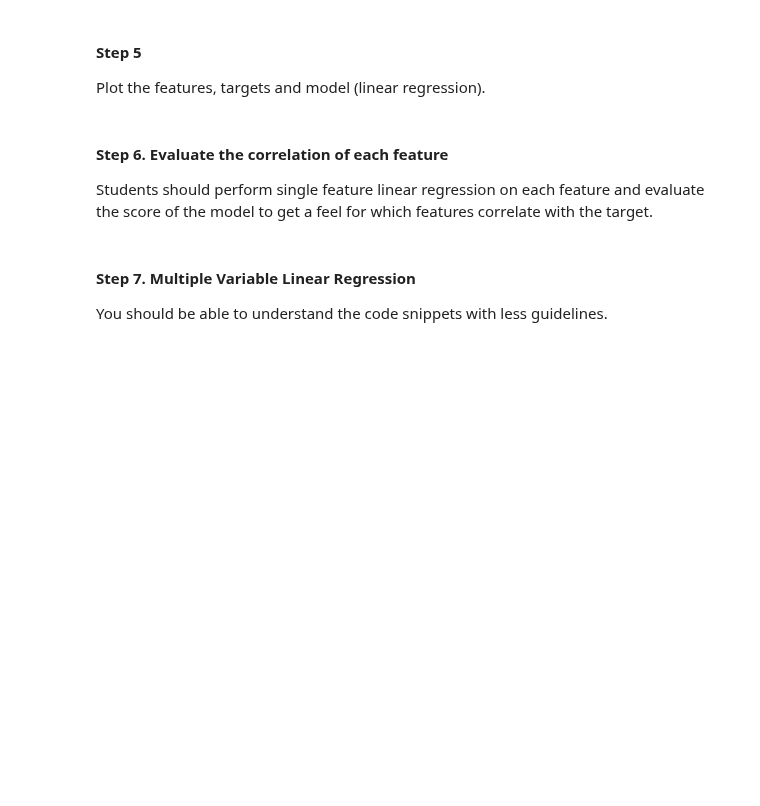
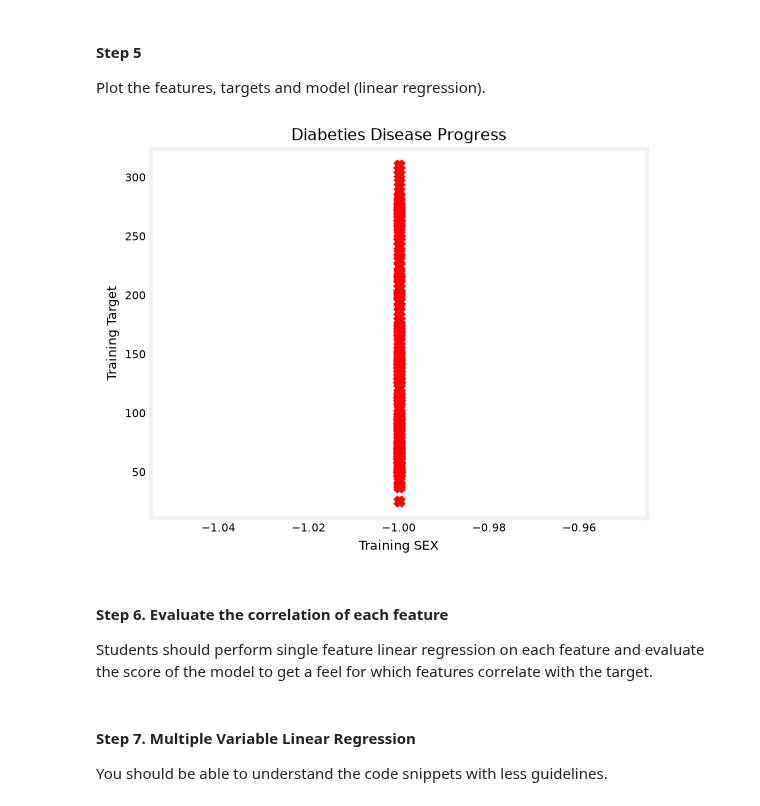
Before and after one commit to BaulkhamHillsHS/MLOps-GeorgeYang, a Jupyter notebook: 2.Model_Development/2.3.Model_Training/2.3.2.Linear_Regression.ipynb, the cells around one changed output. Drawn from its saved outputs; the diff is of its cells as text; code cells hidden in the pictures; blank space fills up the shorter version.

```diff
--- a/2.Model_Development/2.3.Model_Training/2.3.2.Linear_Regression.ipynb
+++ b/2.Model_Development/2.3.Model_Training/2.3.2.Linear_Regression.ipynb
@@ -58,11 +62,13 @@ Plot the features, targets and model (linear regression).
 # %%
 y_pred = my_model.predict(x)
 plt.plot(x, y_pred)
 plt.scatter(x, y, marker='x', c='r')
-plt.title("Diabetes Disease Progress")
+plt.title("Diabeties Disease Progress")
 plt.ylabel(f'Training {training_data[y_name].name}')
 plt.xlabel(f'Training {training_data[x_name].name}')
 plt.show()
+# %% [output]
+[figure, added]
 # %%
 # save the model to disk
 filename = 'my_saved_model_v1.sav'
```
Also changed, not shown: parts of 6 cells of this notebook, 9 other files.
